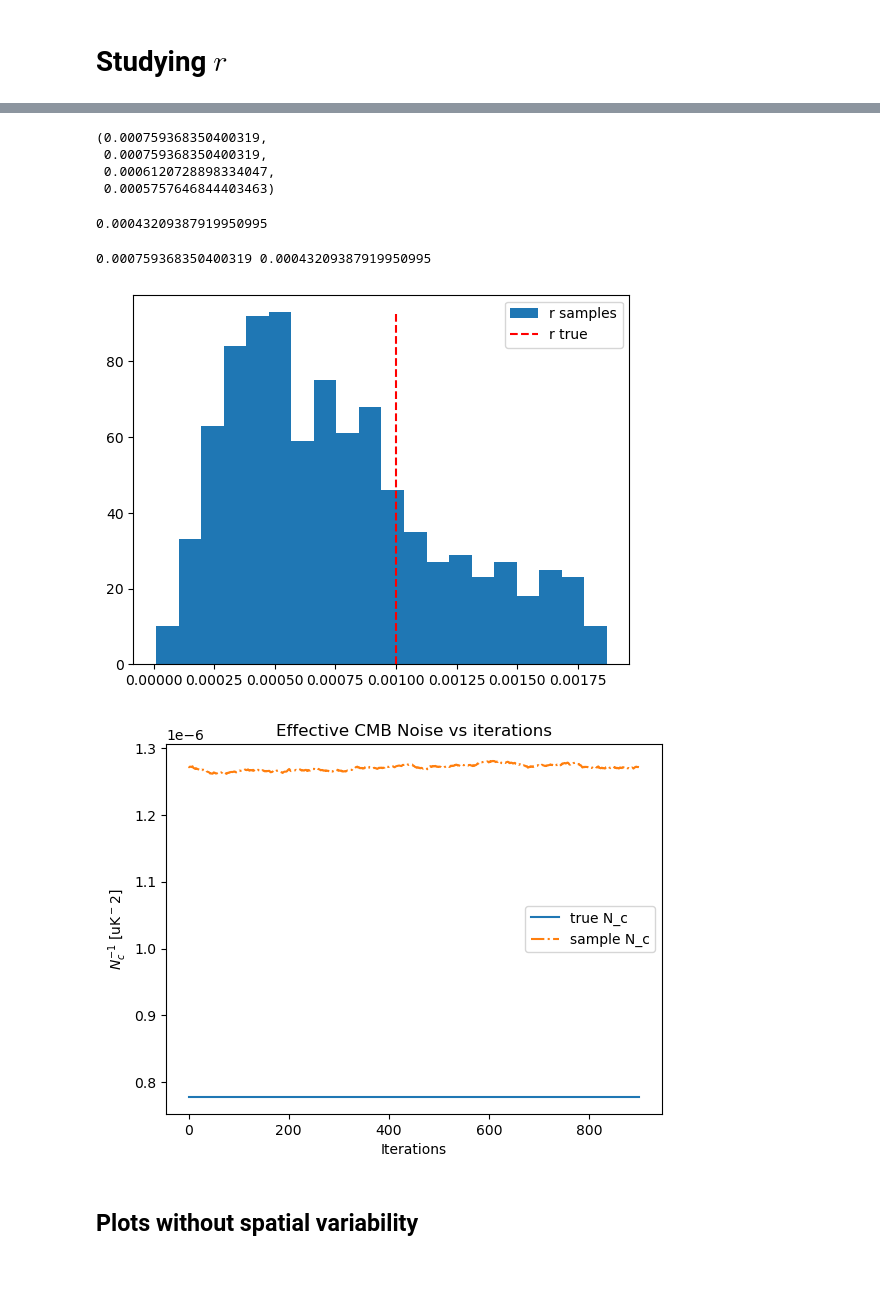
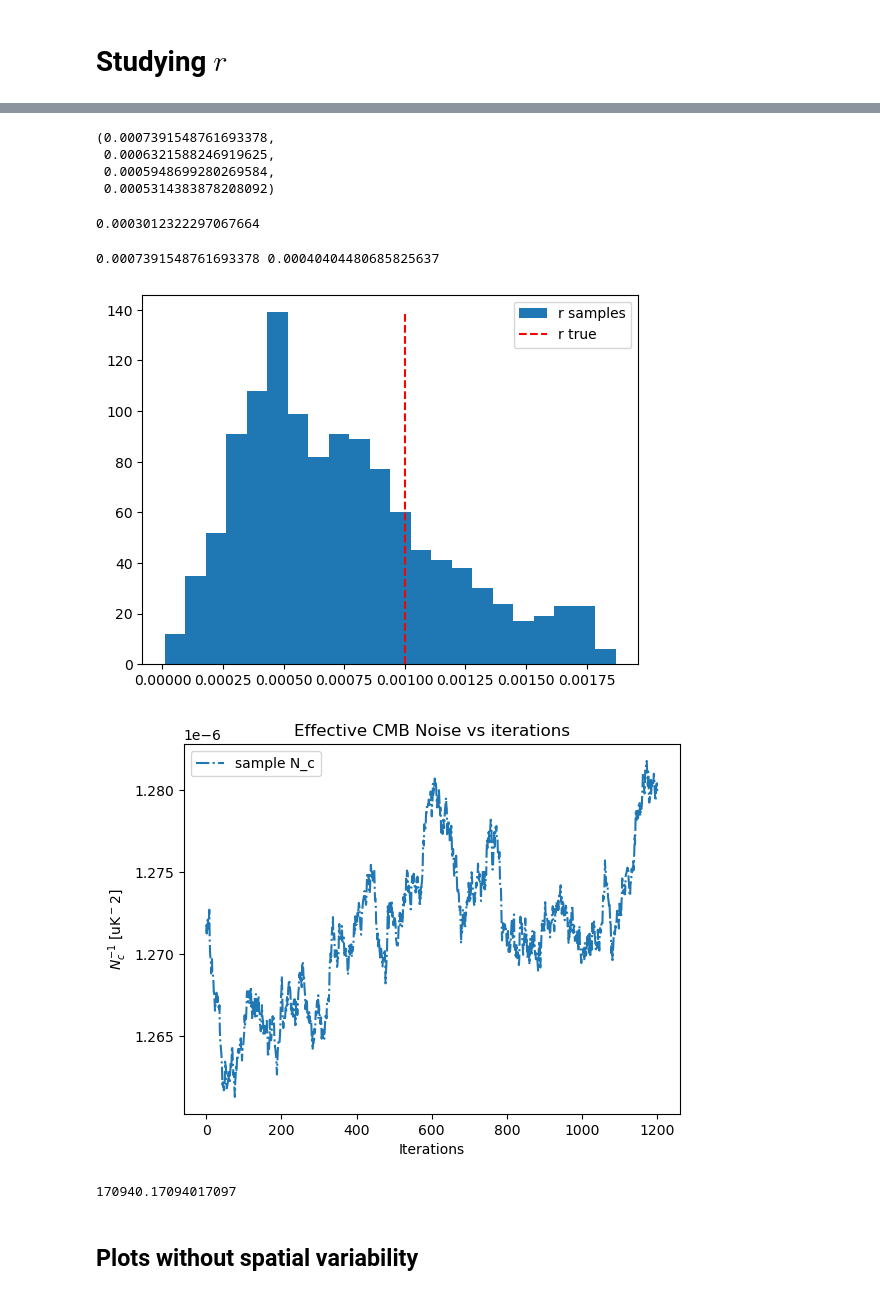
Before and after one commit to CMBSciPol/MICMAC, a Jupyter notebook: test_playground/Paper_runs_v2/multinode_verif_v109_v4.ipynb, the cells around one changed output, grey strips where cells are left out. Drawn from its saved outputs; the diff is of its cells as text; code cells hidden in the pictures.

```diff
--- a/test_playground/Paper_runs_v2/multinode_verif_v109_v4.ipynb
+++ b/test_playground/Paper_runs_v2/multinode_verif_v109_v4.ipynb
@@ -81,10 +81,10 @@ path_additional_params = directory_additional_params + 'add_corr_cutsky_SO_d1s1_
 # path_additional_params = directory_additional_params + 'add_corr_cutsky_LB_d0s0_v1e.toml'
 # ## Planck 40 -> not converged but distributed around the theoretical value
 
-# sub_step_sampling = 50
-# num_jobs = 4
-# file_ver = 'corr_cutsky_LB_d0s0_r2_v1d7_{}_{}'
-# path_additional_params = directory_additional_params + 'add_corr_cutsky_LB_d0s0_v1d.toml'
+sub_step_sampling = 50
+num_jobs = 4
+file_ver = 'corr_cutsky_LB_d0s0_r2_v1d7_{}_{}'
+path_additional_params = directory_additional_params + 'add_corr_cutsky_LB_d0s0_v1d.toml'
 # ## Planck 80 -> not converged but distributed around the theoretical value, almost the same as Planck 70
 
 # sub_step_sampling = 50
@@ -123,10 +123,10 @@ path_additional_params = directory_additional_params + 'add_corr_cutsky_SO_d1s1_
 # # path_additional_params = directory_additional_params + 'add_corr_cutsky_SO_d7s0_nside4_v1b.toml'
 # # ## d7s0 nside 4 with non-centered moves
 
-# sub_step_sampling = 50
-# num_jobs = 1
-# file_ver = 'corr_cutsky_LB_d0s0_r3_v1a2_{}_{}'
-# path_additional_params = directory_additional_params + 'add_corr_cutsky_LB_d0s0_r3_v1a.toml'
+sub_step_sampling = 50
+num_jobs = 1
+file_ver = 'corr_cutsky_LB_d0s0_r3_v1a4_{}_{}'
+path_additional_params = directory_additional_params + 'add_corr_cutsky_LB_d0s0_r3_v1a.toml'
 ## LB high CG tol with r=1e-3 ; Not converged yet but seem promising
 
 # sub_step_sampling = 50
@@ -1118,14 +1118,14 @@ if MICMAC_sampler_obj.sample_r_Metropolis:
 # %%
 all_r_samples[0,:].mean(), all_r_samples[0,-1000:].mean(), all_r_samples[0,-500:].mean(), all_r_samples[0,-100:].mean()
 # %% [output]
-(0.000759368350400319,
- 0.000759368350400319,
- 0.0006120728898334047,
- 0.0005757646844403463)
+(0.0007391548761693378,
+ 0.0006321588246919625,
+ 0.0005948699280269584,
+ 0.0005314383878208092)
 # %%
 all_r_samples[0,-1000:].std()
 # %% [output]
-0.00043209387919950995
+0.0003012322297067664
 # %%
 # all_r_samples[2000:].mean(), all_r_samples[2000:].std()
 # %%
@@ -1152,8 +1152,8 @@ if MICMAC_sampler_obj.sample_r_Metropolis:
         print(np.mean(all_r_samples[job]), np.std(all_r_samples[job]))
     plt.show()
 # %% [output]
-0.000759368350400319 0.00043209387919950995
+0.0007391548761693378 0.00040404480685825637
-[figure, old version]
+[figure, new version]
 # %%
 number_parameters_B_f_samples = all_params_mixing_matrix_samples.shape[-1]
 number_params_B_f_nside0 = (MICMAC_sampler_obj.n_frequencies-len(MICMAC_sampler_obj.pos_special_freqs))*(MICMAC_sampler_obj.n_components-1)
@@ -1169,36 +1169,43 @@ if MICMAC_sampler_obj.n_components != 1:
 
         all_mixing_matrix[:,:,0] = mixing_matrix_sampled[:,0,0]
         all_mixing_matrix[:,0,:] = mixing_matrix_sampled[0,:,0]
         all_mixing_matrix[:,-1,:] = mixing_matrix_sampled[-1,:,0]
 
         cumsum_size_patches = np.zeros(MICMAC_sampler_obj.size_patches.shape[0]+1, dtype=int)
         cumsum_size_patches[1:] = MICMAC_sampler_obj.size_patches.cumsum()
         for i in range((MICMAC_sampler_obj.size_patches.shape[0])):
             all_mixing_matrix[:,i%(MICMAC_sampler_obj.n_frequencies-len(MICMAC_sampler_obj.pos_special_freqs))+1, i//(MICMAC_sampler_obj.n_frequencies-len(MICMAC_sampler_obj.pos_special_freqs))+1] = all_params_mixing_matrix_samples[job,:,cumsum_size_patches[i]:cumsum_size_patches[i+1]].mean(axis=1)
         # all_mixing_matrix[:,1:-1,1] = all_params_mixing_matrix_samples[job,:,:MICMAC_sampler_obj.n_frequencies-len(MICMAC_sampler_obj.pos_special_freqs)]
         # all_mixing_matrix[:,1:-1,2] = all_params_mixing_matrix_samples[job,:,MICMAC_sampler_obj.n_frequencies-len(MICMAC_sampler_obj.pos_special_freqs):]
 
 
 
         true_N_c = BtinvNB_true[0,0]
         cl_noise_harm_0 = micmac.get_Cl_noise(np.array(instrument['depth_p']), mixing_matrix_sampled.mean(axis=2), lmax)[0,0,lmin]
-        all_inv_N_c = jnp.linalg.pinv(jnp.einsum("ifc,fh,ihd->icd", all_mixing_matrix, MICMAC_sampler_obj.freq_inverse_noise.mean(axis=2), all_mixing_matrix))[:,0,0]*jhp.nside2resol(MICMAC_sampler_obj.nside)**2
+        # all_inv_N_c = jnp.linalg.pinv(jnp.einsum("ifc,fh,ihd->icd", all_mixing_matrix, MICMAC_sampler_obj.freq_inverse_noise.mean(axis=2), all_mixing_matrix))[:,0,0]*jhp.nside2resol(MICMAC_sampler_obj.nside)**2
+        all_inv_N_c = jnp.linalg.pinv(jnp.einsum("ifc,fh,ihd->icd", all_mixing_matrix, (MICMAC_sampler_obj.freq_inverse_noise*MICMAC_sampler_obj.mask).mean(axis=2), all_mixing_matrix))[:,0,0]*jhp.nside2resol(MICMAC_sampler_obj.nside)**2
+
+
         # all_inv_N_c = micmac.get_inv_BtinvNB(MICMAC_sampler_obj.freq_inverse_noise, iteration_mixing_matrix.mean(axis=2))[0,0]
         plt.figure()
         plt.title('Effective CMB Noise vs iterations')
         # plt.plot([0,MICMAC_sampler_obj.number_iterations_sampling+1], [true_N_c,true_N_c], label='true N_c')
-        plt.plot([0,MICMAC_sampler_obj.number_iterations_sampling+1], [cl_noise_harm_0,cl_noise_harm_0], label='true N_c')
+        # plt.plot([0,MICMAC_sampler_obj.number_iterations_sampling+1], [cl_noise_harm_0,cl_noise_harm_0], label='true N_c')
         plt.plot(np.arange(MICMAC_sampler_obj.number_iterations_sampling+1), all_inv_N_c, '-.', label='sample N_c')
 
         plt.xlabel('Iterations')
         plt.ylabel('$N_c^{-1}$ [uK$^-2$]')
         # plt.loglog()
         # plt.xscale('log')
         # plt.yscale('log')
         plt.legend()
     plt.show()
 # %% [output]
-[figure, old version]
+[figure, new version]
+# %%
+1/(5.85*10**-6)
+# %% [output]
+170940.17094017097
 # %% [markdown]
 ## Plots without spatial variability
 # %%
```
Also changed, not shown: parts of 22 cells of this notebook, 20 other files.
